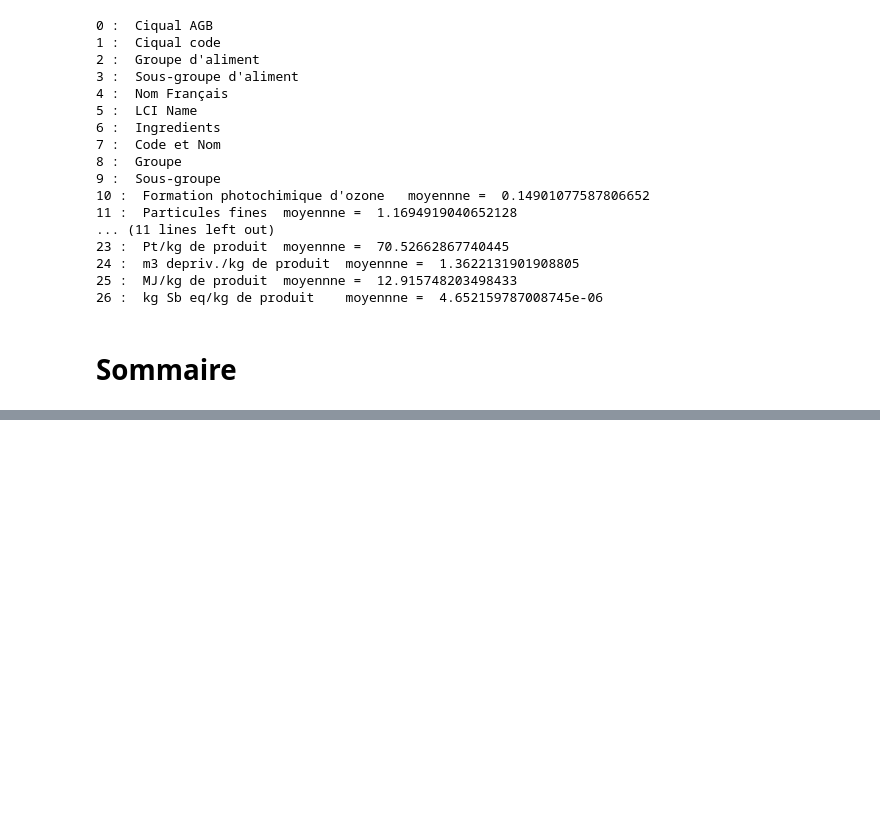
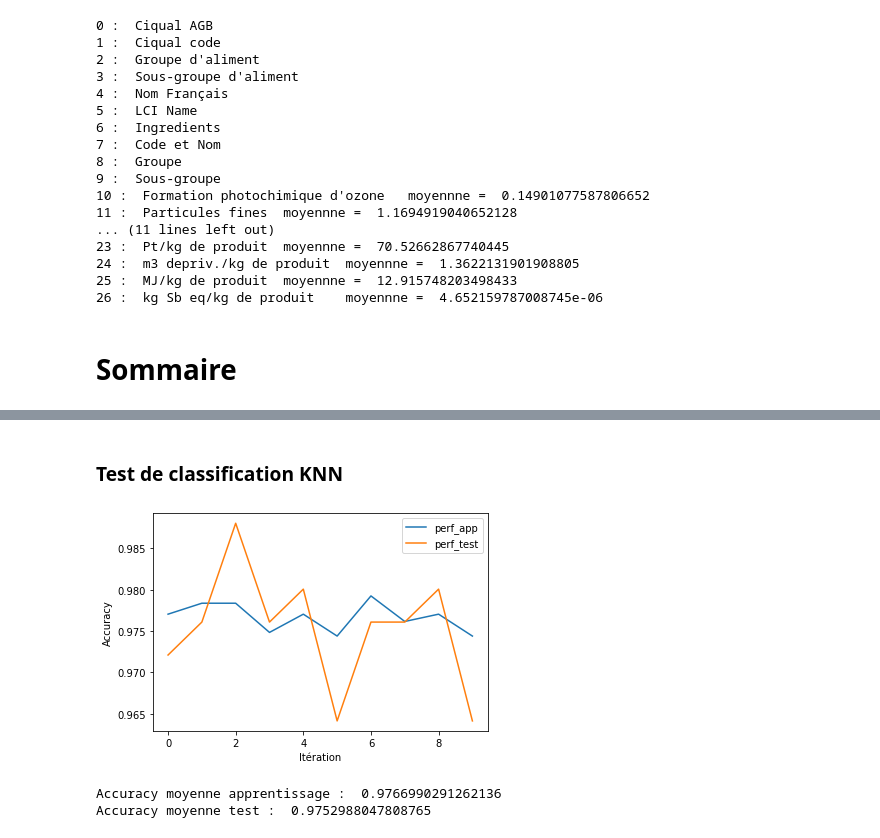
Before and after one commit to celine-yes/TME_DataScience, a Jupyter notebook: projet-2/projet-2.ipynb, the cells around one changed output, grey strips where cells are left out. Drawn from its saved outputs; the diff is of its cells as text; code cells hidden in the pictures; blank space fills up the shorter version.

```diff
--- a/projet-2/projet-2.ipynb
+++ b/projet-2/projet-2.ipynb
@@ -269,0 +305,9 @@ non supervisé : clustering, kmoyenne
+# %%
+data_fromage = copy.deepcopy(data_synthese[data_synthese['Sous-groupe d\'aliment'] == 'fromages'])
+data_fromage.drop(['Groupe d\'aliment', 'Sous-groupe d\'aliment', 'Préparation'], axis=1, inplace = True)
+Xnoms = data_fromage.columns
+data_fromage.to_numpy()
+label_fromage = np.asarray([1 for i in range(len(data_fromage))])
+print(data_fromage.shape)
+print(label_fromage.shape)
+print(str(data_fromage))
@@ -269,0 +332,8 @@ non supervisé : clustering, kmoyenne
+# %%
+data_non_fromage = copy.deepcopy(data_synthese[data_synthese['Sous-groupe d\'aliment'] != 'fromages'])
+data_non_fromage.drop(['Groupe d\'aliment', 'Sous-groupe d\'aliment', 'Préparation'], axis=1, inplace = True)
+data_non_fromage.to_numpy()
+label_non_fromage = np.asarray([-1 for i in range(len(data_non_fromage))])
+print(data_non_fromage.shape)
+print(label_non_fromage.shape)
+print(str(data_non_fromage))
@@ -269,0 +358,43 @@ non supervisé : clustering, kmoyenne
+# %%
+X = np.vstack((data_fromage, data_non_fromage))
+Y = np.hstack((label_fromage, label_non_fromage))
+# %% [markdown]
+### Test de classification KNN
+# %%
+nb_iter = 10
+perf_app = []
+perf_test = []
+dim = 18
+#dim = len(data_fromage[0])
+#print(str(dim))
+
+# mélanger des exemples
+index = np.random.permutation(len(X)) # mélange des index
+Xm = X[index]
+Ym = Y[index]
+
+
+# réaliser une validation croisée
+for i in range(nb_iter):
+    Xapp,Yapp,Xtest,Ytest = ut.crossval_strat(Xm, Ym, nb_iter, i)
+    un_KNN = cl.ClassifierKNN(dim, 23)
+    un_KNN.train(Xapp, Yapp)
+    perf_app.append(un_KNN.accuracy(Xapp, Yapp))
+    perf_test.append(un_KNN.accuracy(Xtest, Ytest))
+
+
+# Traçage de la courbe des variations d'accuracy
+plt.plot(range(nb_iter),perf_app, perf_test)
+plt.ylabel('Accuracy')
+plt.xlabel("Itération")
+plt.legend(['perf_app','perf_test'])
+plt.show()
+
+#print("Accuracies apprentissage obtenues : ",perf_app)
+#print("Accuracies test obtenues : ",perf_test)
+print("Accuracy moyenne apprentissage : ", statistics.mean(perf_app))
+print("Accuracy moyenne test : ", statistics.mean(perf_test))
+# %% [output]
+[figure, added]
+Accuracy moyenne apprentissage :  0.9766990291262136
+Accuracy moyenne test :  0.9752988047808765
```
Also changed, not shown: parts of 13 cells of this notebook, 2 other files.
